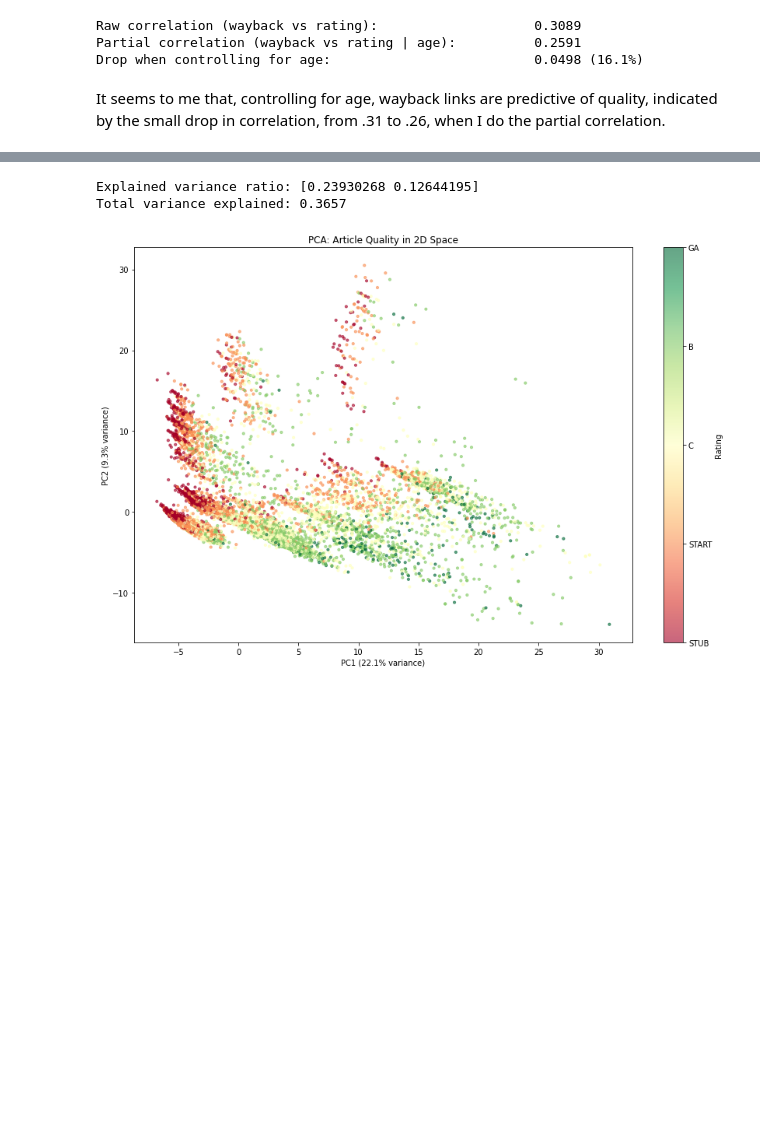
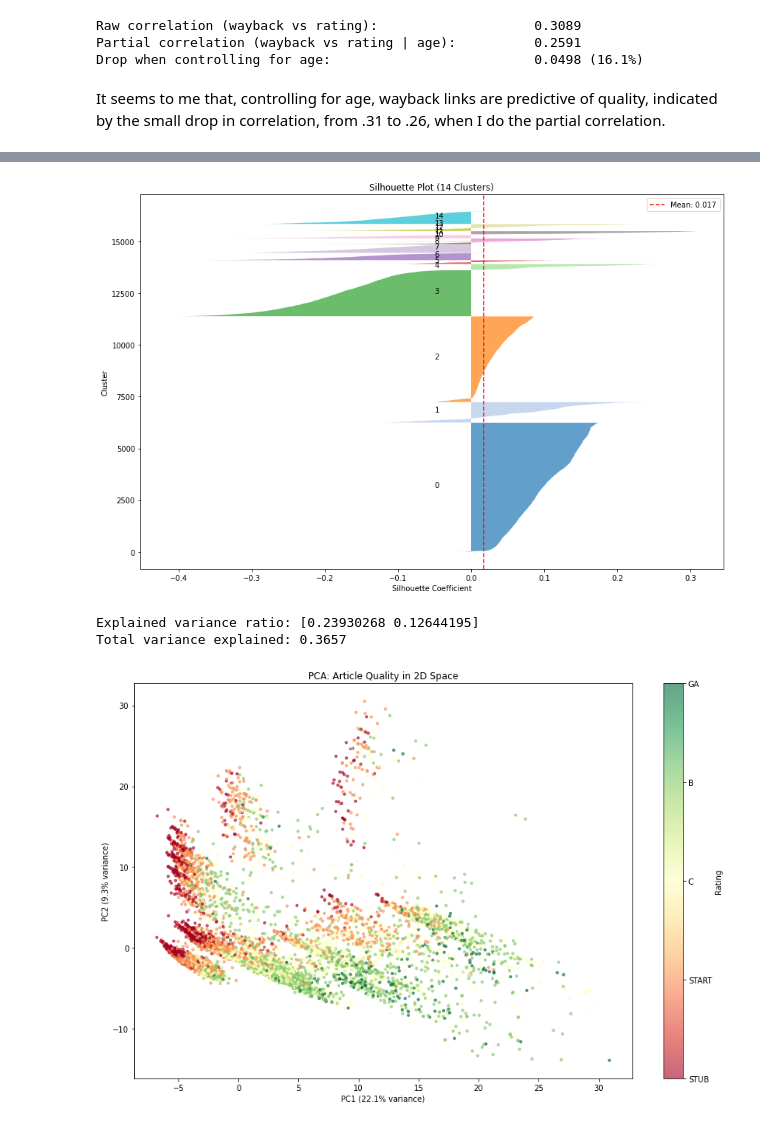
Before and after one commit to lucascampa/wikipedia-article-quality-ml, a Jupyter notebook: notebooks/Supervised and Unsupervised Learning.ipynb, the cells around one changed output, grey strips where cells are left out. Saved outputs shown, nothing was run; the diff lists cells and outputs as text; code cells hidden in the pictures; blank space fills up the shorter version.

Commit message:
Silhouette scores

```diff
--- a/notebooks/Supervised and Unsupervised Learning.ipynb
+++ b/notebooks/Supervised and Unsupervised Learning.ipynb
@@ -1128,0 +1029,16 @@ rating_dist_table
+# %%
+from sklearn.metrics import silhouette_score, silhouette_samples
+
+sil_score = silhouette_score(X, clusters)
+sil_samples = silhouette_samples(X, clusters)
+
+print(f"Overall silhouette score: {sil_score:.3f}")
+
+cluster_sil_means = pd.DataFrame({
+    'cluster': clusters,
+    'silhouette': sil_samples
+}).groupby('cluster')['silhouette'].mean().sort_values(ascending=False)
+
+print(f"\nPer-cluster silhouette (higher = tighter, better separated):")
+for cluster, score in cluster_sil_means.items():
+    print(f"  Cluster {cluster:2d}: {score:.3f}")
@@ -1129,3 +1064,36 @@ rating_dist_table
+# %%
+import matplotlib.pyplot as plt
+import numpy as np
+
+fig, ax = plt.subplots(figsize=(12, 8), facecolor='white')
+ax.set_facecolor('white')
+
+y_lower = 0
+n_clusters = len(np.unique(clusters))
+cmap = plt.cm.get_cmap('tab20')
+
+for i in range(n_clusters):
+    cluster_sil = sil_samples[clusters == i]
+    cluster_sil.sort()
+    size = len(cluster_sil)
+    y_upper = y_lower + size
+
+    color = cmap(i / n_clusters)
+    ax.fill_betweenx(np.arange(y_lower, y_upper), 0, cluster_sil, facecolor=color, alpha=0.7)
+    ax.text(-0.05, y_lower + 0.5 * size, str(i), color='black')
+    y_lower = y_upper + 10
+
+ax.axvline(sil_score, color='red', linestyle='--', label=f'Mean: {sil_score:.3f}')
+ax.set_xlabel('Silhouette Coefficient', color='black')
+ax.set_ylabel('Cluster', color='black')
+ax.set_title('Silhouette Plot (14 Clusters)', color='black')
+ax.tick_params(colors='black')
+ax.legend()
+for spine in ax.spines.values():
+    spine.set_color('black')
+plt.tight_layout()
+# %% [output]
+[figure, added]
 # %%
 
 from sklearn.decomposition import PCA
```
Also changed, not shown: parts of 15 cells of this notebook, 4 other files.
